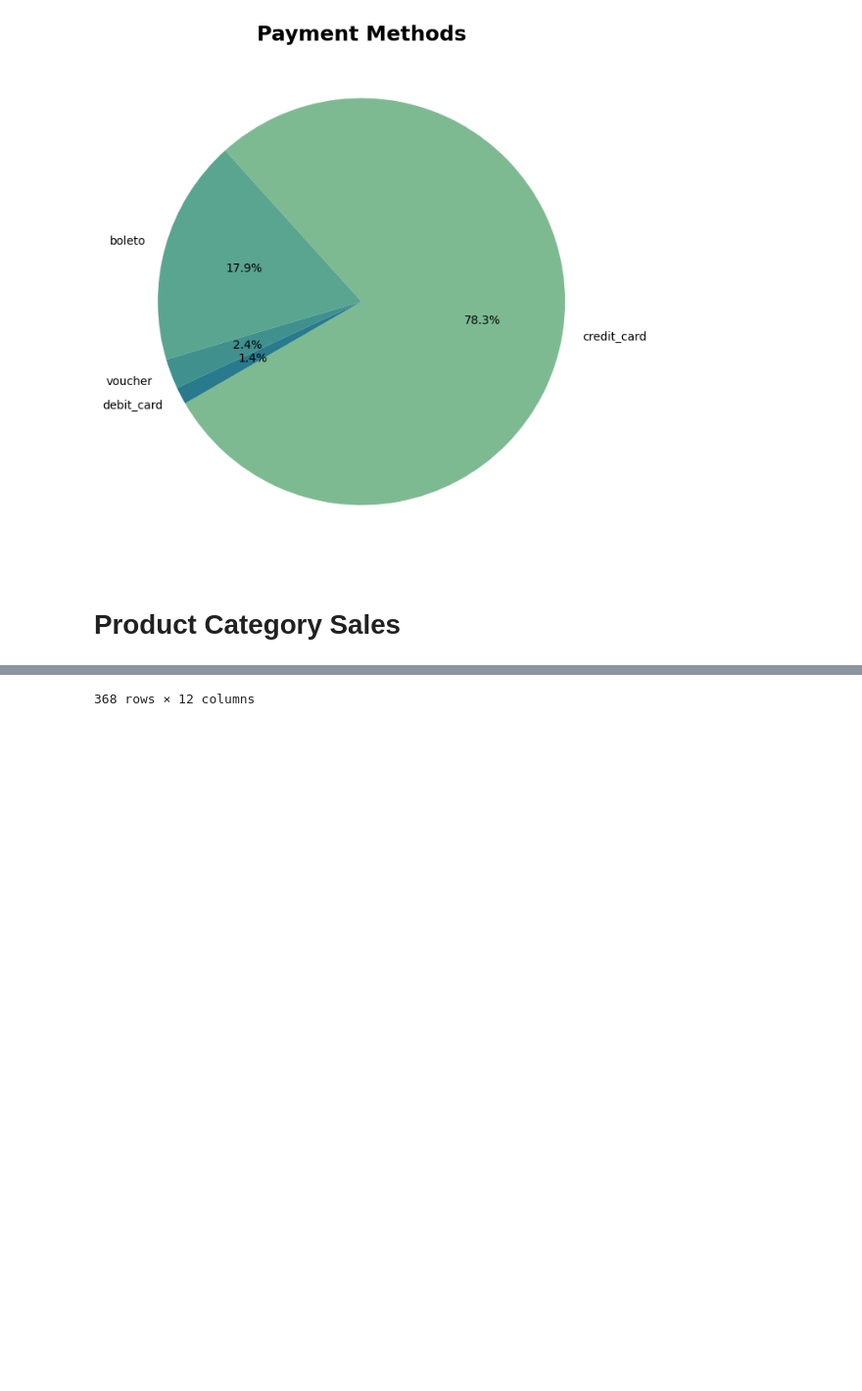
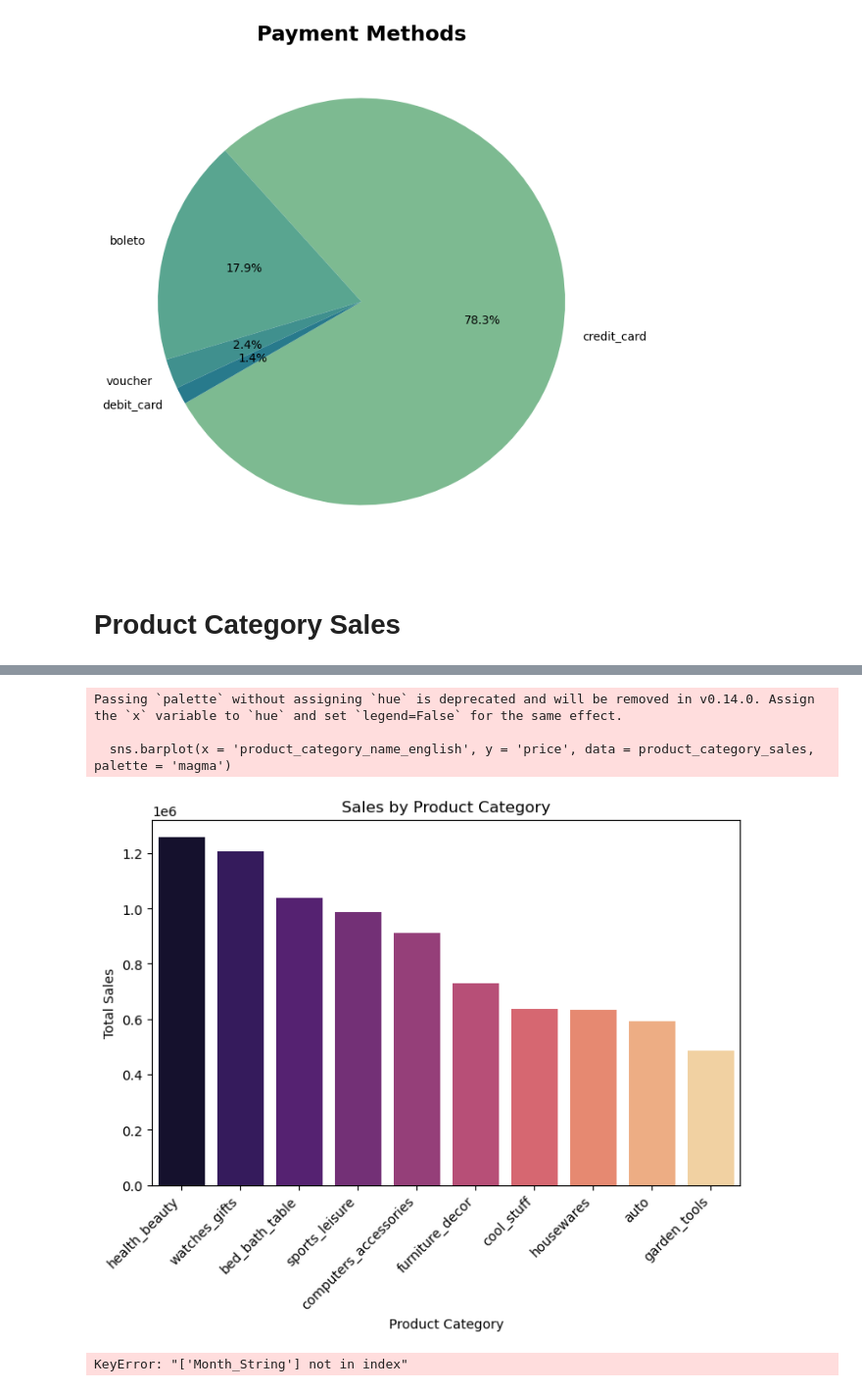
Before and after one commit to pallaviwale/Circular_Economy_Coders_037, a Jupyter notebook: data_dashboard.ipynb, the cells around one changed output, grey strips where cells are left out. Shown at 98% size. Saved outputs shown, nothing was run; the diff lists cells and outputs as text; code cells hidden in the pictures; blank space fills up the shorter version.

Commit message:
updated sales dashboard

```diff
--- a/data_dashboard.ipynb
+++ b/data_dashboard.ipynb
@@ -188,3 +201,12 @@ prepare_data(products_dataset, product_category_name_translation_dataset, order_
 # %%
 #plot graph for product category wise sales
+product_category_sales = order_data_time_name.groupby('product_category_name_english')['price'].sum().sort_values(ascending = False).head(10).reset_index()
+
+plt.figure(figsize = (8,5))
+sns.barplot(x = 'product_category_name_english', y = 'price', data = product_category_sales, palette = 'magma')
+plt.title('Sales by Product Category')
+plt.xlabel('Product Category')
+plt.ylabel('Total Sales')
+plt.xticks(rotation=45, ha='right')
+plt.show()
 # %% [output]
@@ -203 +213,9 @@ prepare_data(products_dataset, product_category_name_translation_dataset, order_
-368 rows × 12 columns
+Passing `palette` without assigning `hue` is deprecated and will be removed in v0.14.0. Assign the `x` variable to `hue` and set `legend=False` for the same effect.
+
+  sns.barplot(x = 'product_category_name_english', y = 'price', data = product_category_sales, palette = 'magma')
+[figure, added]
+# %%
+total_sales_data = order_data_time_name[['Year','Month_String','Month','price']].groupby(['Year','Month_String','Month'])['price'].sum().sort_values(ascending=True).reset_index()
+total_sales_data
+# %% [output]
+KeyError: "['Month_String'] not in index"
```
Also changed, not shown: parts of 2 cells of this notebook, 22 other files.
